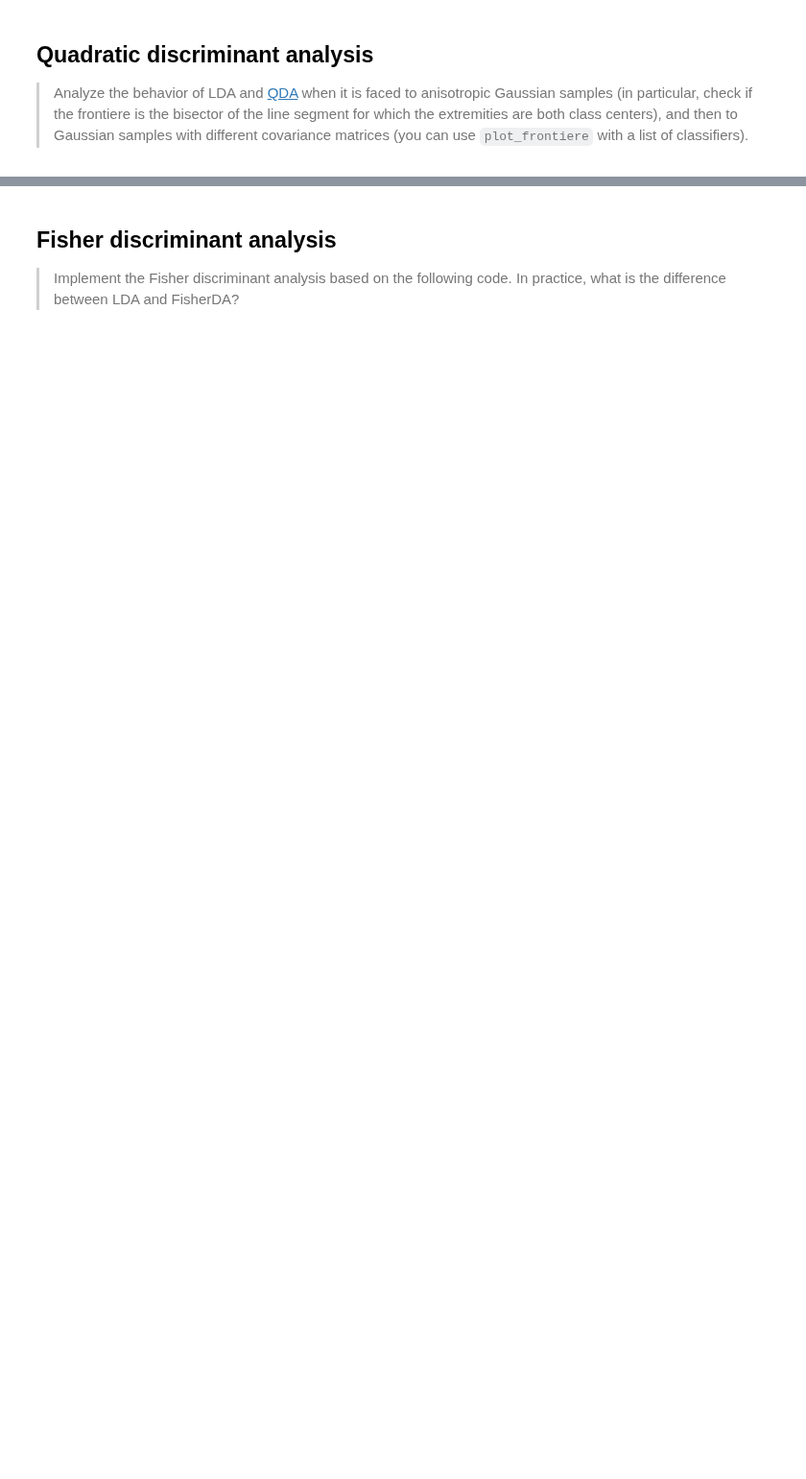
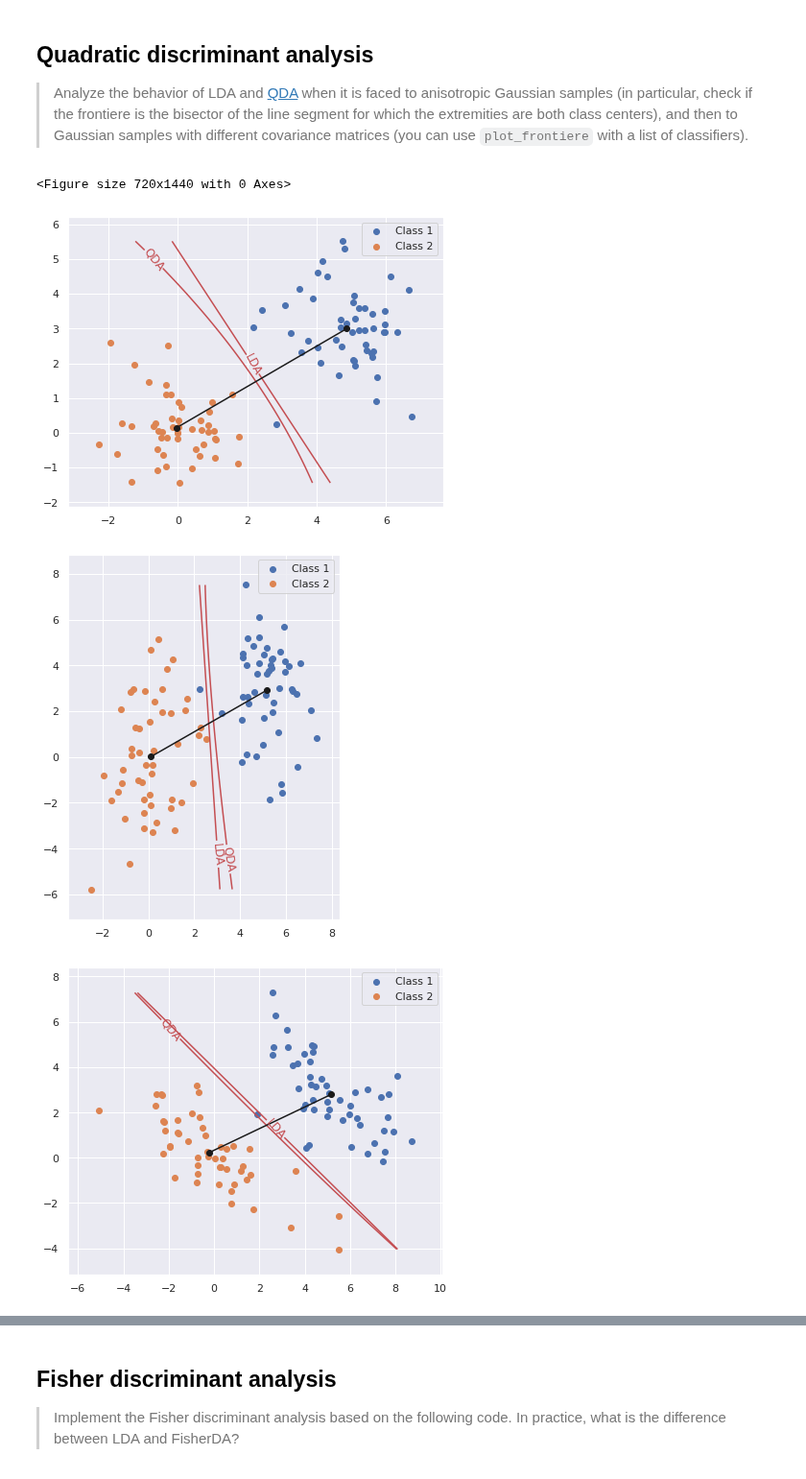
Before and after one commit to YunfeiZHAO/m2a_sorbonne, a Jupyter notebook: TP/IAS/TP01/1-LDA_logistic_boosting_student.ipynb, the cells around one changed output, grey strips where cells are left out. Shown at 96% size. Cells and saved outputs as stored; diff of their text form; code cells hidden in the pictures; blank space fills up the shorter version.

```diff
--- a/TP/IAS/TP01/1-LDA_logistic_boosting_student.ipynb
+++ b/TP/IAS/TP01/1-LDA_logistic_boosting_student.ipynb
@@ -132,35 +168,48 @@ Plot the data along with the classifier frontiere (use the function `plot_fronti
 # %%
 # Answer
 from sklearn.discriminant_analysis import QuadraticDiscriminantAnalysis
+from sklearn.discriminant_analysis import LinearDiscriminantAnalysis
 
 qda = QuadraticDiscriminantAnalysis()
+lda = LinearDiscriminantAnalysis()
 
 # Gassian parameters
 mu1 = mu = [0, 0]
 mu2 = [5, 3]
 
 plt.figure(figsize=(10, 20))
 for (p1, p2) in [((1, 1, 0), ) * 2,
                   ((1, 5, 0), ) * 2,
                   ((1, 5, np.pi/6), ) * 2,
                   ((1, 5, 0), (5, 1, 0)),
                   ((1, 5, 0), (5, 1, np.pi/3))]:
     # Dataset
     # Todo
-
+    X1 = gaussian_sample(mu1, *p1)
+    X2 = gaussian_sample(mu2, *p2)
+    X = np.r_[X1, X2]
+    Y = np.r_[np.ones(X1.shape[0]), -np.ones(X2.shape[0])]
     # End todo
 
     # Discriminant analysis
     # Todo
-
+    qda.fit(X, Y)
+    lda.fit(X, Y)
     # End todo
 
     # Class means
     # Todo
-
+    mu1_emp = X[Y==Y.max()].mean(axis=0)
+    mu2_emp = X[Y==Y.min()].mean(axis=0)
     # End todo
 
     # Plot frontieres and class means
     # Todo
-
+    plot_frontiere([lda, qda], X, Y, label=["LDA", "QDA"])
+    plt.plot([mu1_emp[0], mu2_emp[0]], [mu1_emp[1], mu2_emp[1]], 'ko-')
     # End todo
+# %% [output]
+<Figure size 720x1440 with 0 Axes>
+[figure, added]
+[figure, added]
+[figure, added]
```
Also changed, not shown: parts of 14 cells of this notebook, 8 other files.
